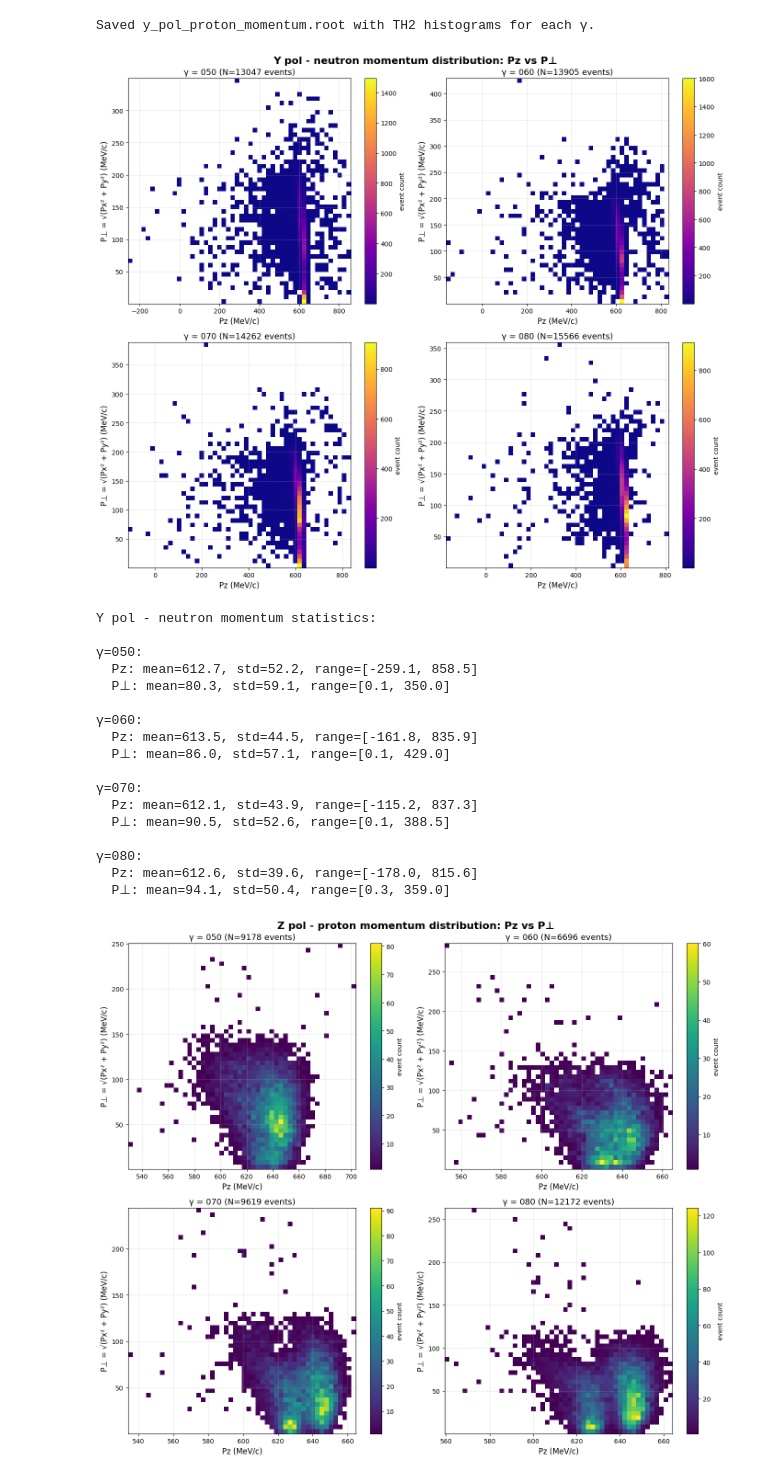
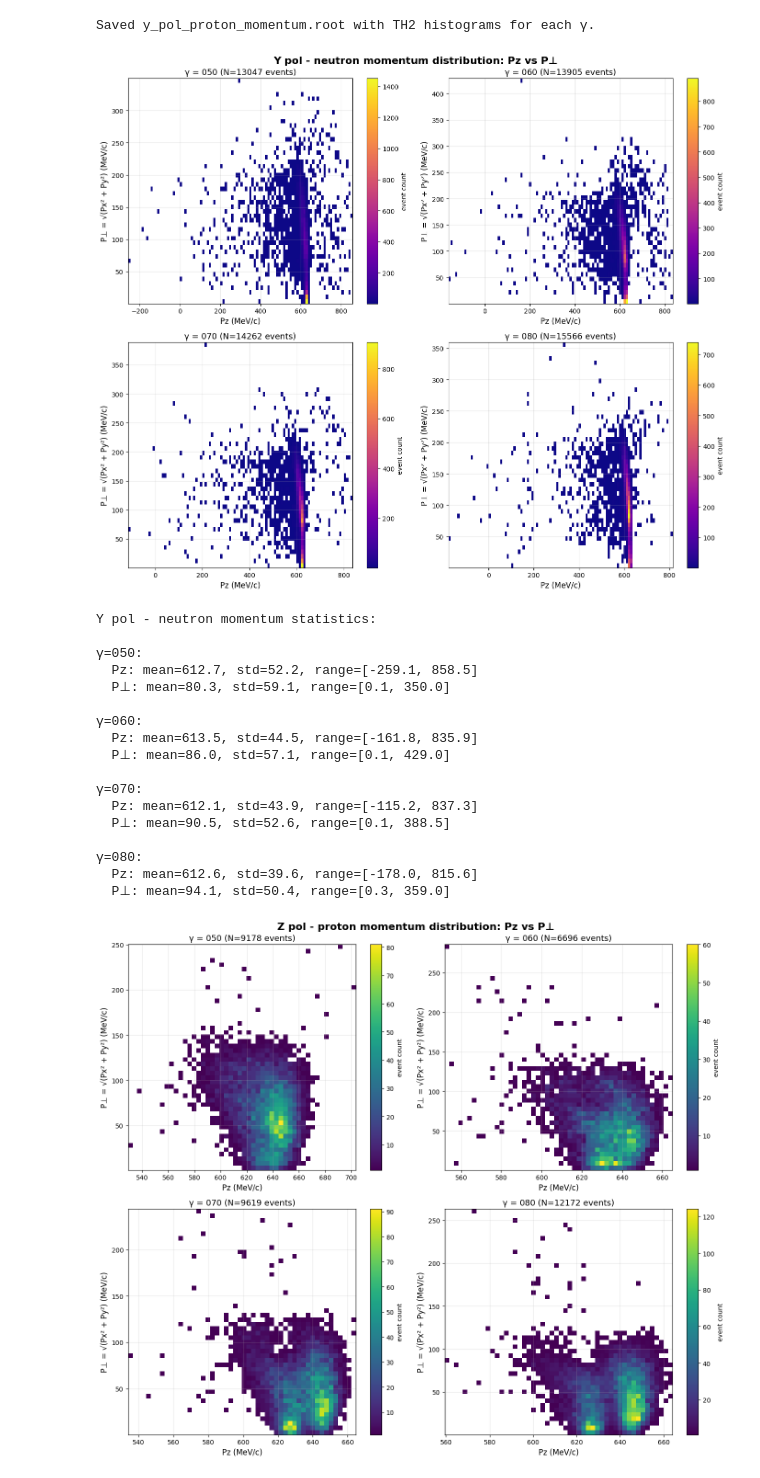
Before and after one commit to tianbaiting/Dpol_smsimulator, a Jupyter notebook: scripts/notebooks/input_analysis/zpol_ypol_show_approx_P.ipynb, the cells around one changed output. Cells and saved outputs as stored; diff of their text form; code cells hidden in the pictures.

```diff
--- a/scripts/notebooks/input_analysis/zpol_ypol_show_approx_P.ipynb
+++ b/scripts/notebooks/input_analysis/zpol_ypol_show_approx_P.ipynb
@@ -299,7 +299,7 @@ for idx, gamma in enumerate(gammas):
     p_perp = np.sqrt(px**2 + py**2)
 
     # 绘制二维直方图
-    h = ax.hist2d(pz, p_perp, bins=[50, 50], cmap='viridis', cmin=1)
+    h = ax.hist2d(pz, p_perp, bins=[100, 50], cmap='viridis', cmin=1)
     plt.colorbar(h[3], ax=ax, label='events')
 
     ax.set_xlabel('Pz (MeV/c)', fontsize=12)
@@ -385,35 +385,35 @@ for idx, gamma in enumerate(gammas):
 
     # 计算 P⊥
     px = np.array(y_pol_data[gamma]['neutron']['px'])
     py = np.array(y_pol_data[gamma]['neutron']['py'])
     pz = np.array(y_pol_data[gamma]['neutron']['pz'])
     p_perp = np.sqrt(px**2 + py**2)
 
     # 绘制二维直方图
-    h = ax.hist2d(pz, p_perp, bins=[50, 50], cmap='plasma', cmin=1)
+    h = ax.hist2d(pz, p_perp, bins=[100, 50], cmap='plasma', cmin=1)
     plt.colorbar(h[3], ax=ax, label='event count')
 
     ax.set_xlabel('Pz (MeV/c)', fontsize=12)
     ax.set_ylabel('P⊥ = √(Px² + Py²) (MeV/c)', fontsize=12)
     ax.set_title(f'γ = {gamma} (N={len(pz)} events)', fontsize=13)
     ax.grid(True, alpha=0.3)
 
 plt.tight_layout()
 plt.show()
 
 # 打印统计信息
 print("\nY pol - neutron momentum statistics:")
 for gamma in gammas:
     pz = np.array(y_pol_data[gamma]['neutron']['pz'])
     px = np.array(y_pol_data[gamma]['neutron']['px'])
     py = np.array(y_pol_data[gamma]['neutron']['py'])
     p_perp = np.sqrt(px**2 + py**2)
 
     print(f"\nγ={gamma}:")
     print(f"  Pz: mean={np.mean(pz):.1f}, std={np.std(pz):.1f}, range=[{np.min(pz):.1f}, {np.max(pz):.1f}]")
     print(f"  P⊥: mean={np.mean(p_perp):.1f}, std={np.std(p_perp):.1f}, range=[{np.min(p_perp):.1f}, {np.max(p_perp):.1f}]")
 # %% [output]
-[figure, old version]
+[figure, new version]
 Y pol - neutron momentum statistics:
 
 γ=050:
```
Also changed, not shown: parts of 3 cells of this notebook, 11 other files.
